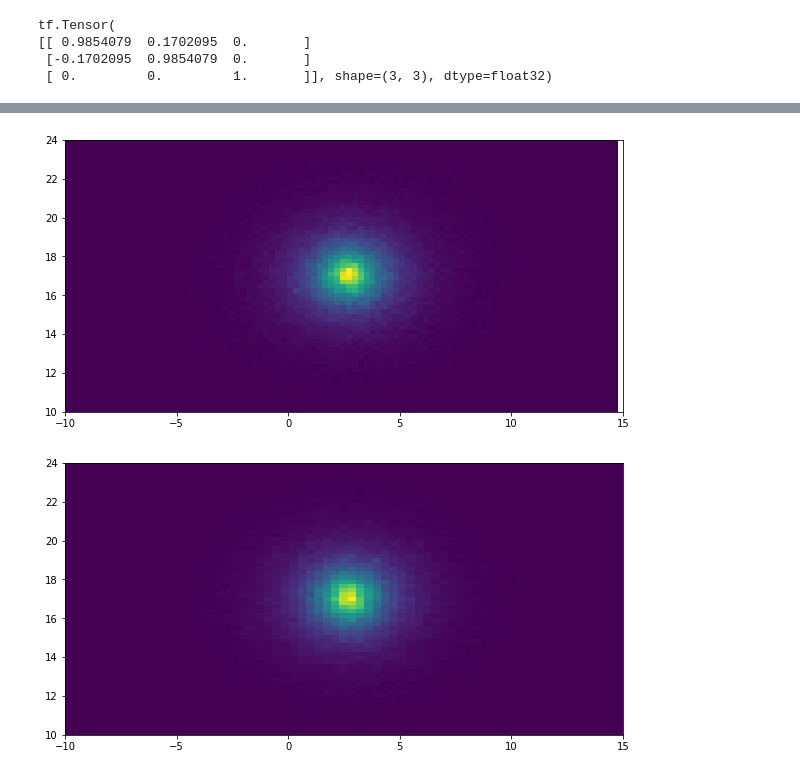
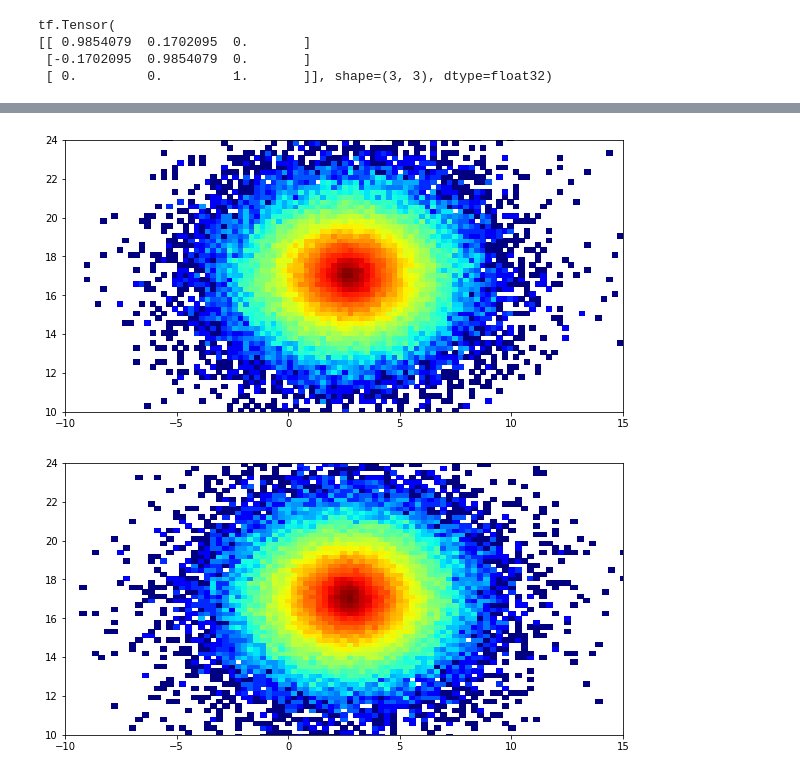
Before and after one commit to RogerMor/LMCpaper, a Jupyter notebook: LMC-disk-simul-FirstVersionRoger_ACG.ipynb, the cells around one changed output, grey strips where cells are left out. Drawn from its saved outputs; the diff is of its cells as text; code cells hidden in the pictures.

```diff
--- a/LMC-disk-simul-FirstVersionRoger_ACG.ipynb
+++ b/LMC-disk-simul-FirstVersionRoger_ACG.ipynb
@@ -1243,21 +1241,21 @@ y=xyz_geon[:,1]
 z=xyz_geon[:,2]
 
 plt.figure(figsize=(10,5))
-plt.hist2d(x,y,100)
+plt.hist2d(x,y,100,cmap='jet',norm=LogNorm())
 plt.xlim(-10,15)
 plt.ylim(10,24)
 plt.show()
 # %% [output]
-[figure, old version]
+[figure, new version]
 # %%
 x=xyz_geot[:,0]
 y=xyz_geot[:,1]
 z=xyz_geot[:,2]
 # %%
 plt.figure(figsize=(10,5))
-plt.hist2d(x,y,100)
+plt.hist2d(x,y,100,cmap='jet',norm=LogNorm())
 plt.xlim(-10,15)
 plt.ylim(10,24)
 plt.show()
 # %% [output]
-[figure, old version]
+[figure, new version]
```
Also changed, not shown: parts of 7 cells of this notebook.
